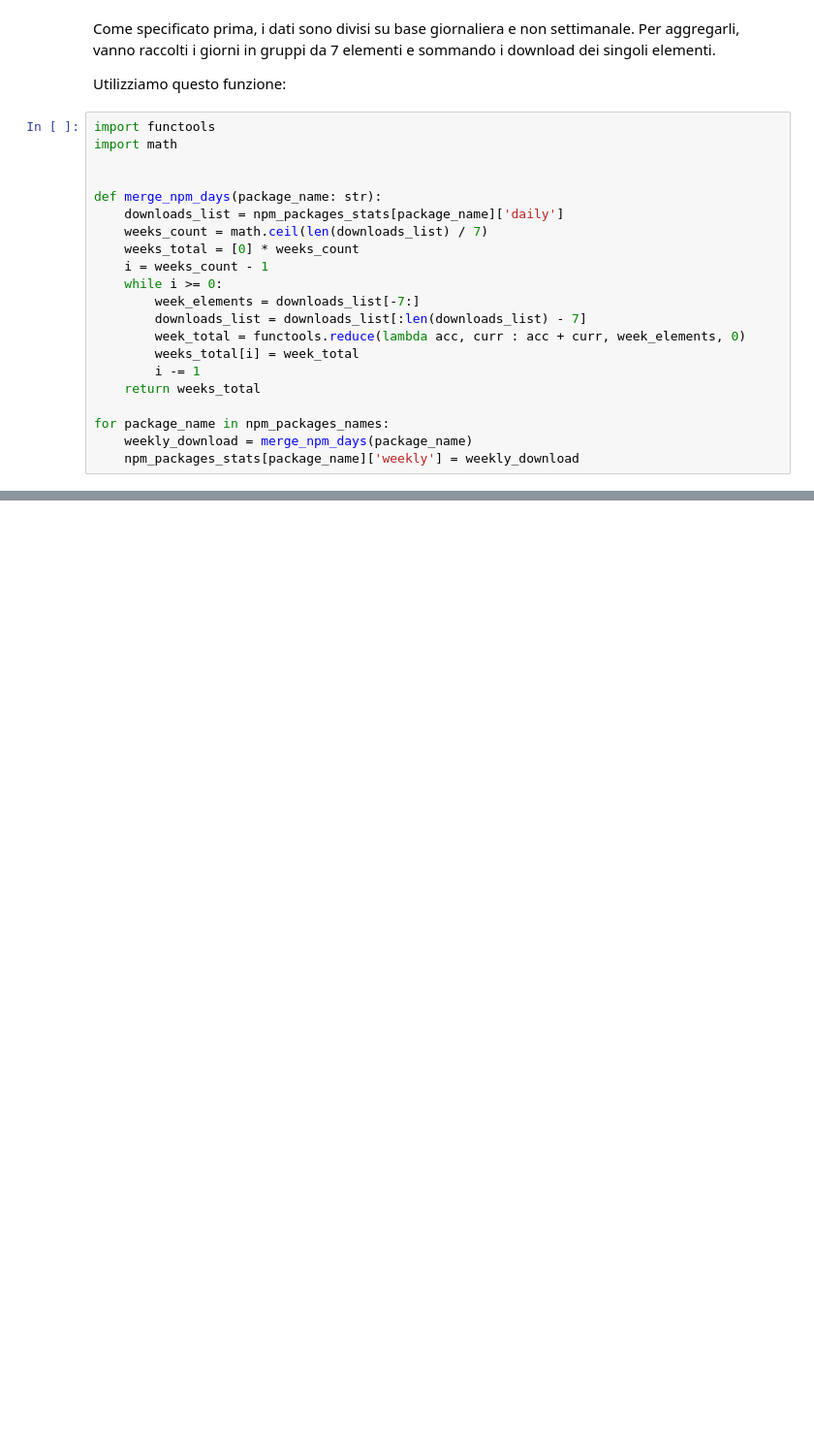
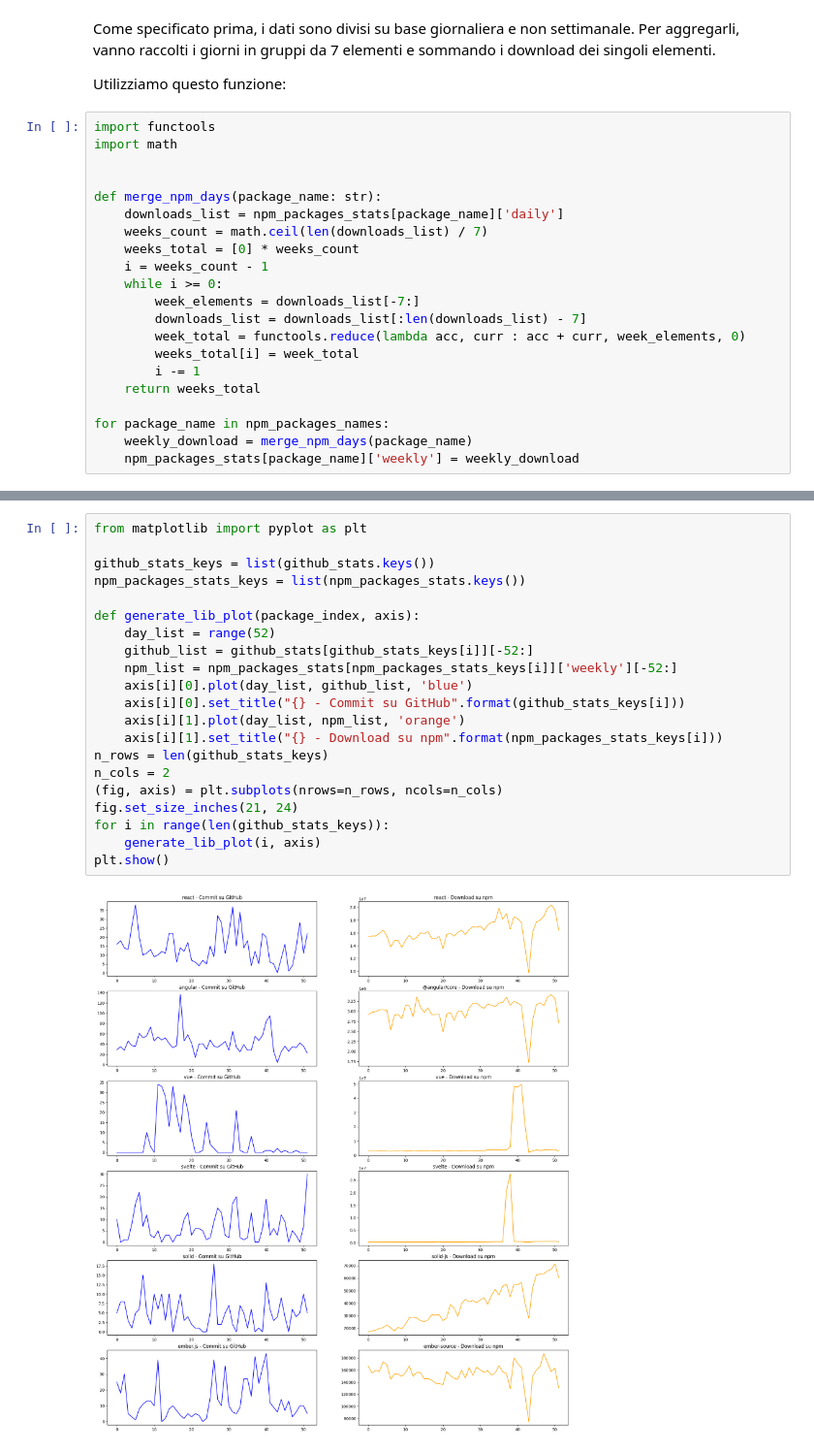
Before and after one commit to Dacker15/github-tutorial-social-media, a Jupyter notebook: tutorial.ipynb, the cells around one changed output, grey strips where cells are left out. Shown: that part at 97% size. Cells and saved outputs as stored; diff of their text form; blank space fills up the shorter version.

```diff
--- a/tutorial.ipynb
+++ b/tutorial.ipynb
@@ -187,0 +193,23 @@ for package_name in npm_packages_names:
+# %%
+from matplotlib import pyplot as plt
+
+github_stats_keys = list(github_stats.keys())
+npm_packages_stats_keys = list(npm_packages_stats.keys())
+
+def generate_lib_plot(package_index, axis):
+    day_list = range(52)
+    github_list = github_stats[github_stats_keys[i]][-52:]
+    npm_list = npm_packages_stats[npm_packages_stats_keys[i]]['weekly'][-52:]
+    axis[i][0].plot(day_list, github_list, 'blue')
+    axis[i][0].set_title("{} - Commit su GitHub".format(github_stats_keys[i]))
+    axis[i][1].plot(day_list, npm_list, 'orange')
+    axis[i][1].set_title("{} - Download su npm".format(npm_packages_stats_keys[i]))
+n_rows = len(github_stats_keys)
+n_cols = 2
+(fig, axis) = plt.subplots(nrows=n_rows, ncols=n_cols)
+fig.set_size_inches(21, 24)
+for i in range(len(github_stats_keys)):
+    generate_lib_plot(i, axis)
+plt.show()
+# %% [output]
+[figure, added]
```
Also changed, not shown: parts of 5 cells of this notebook, 2 other files.
